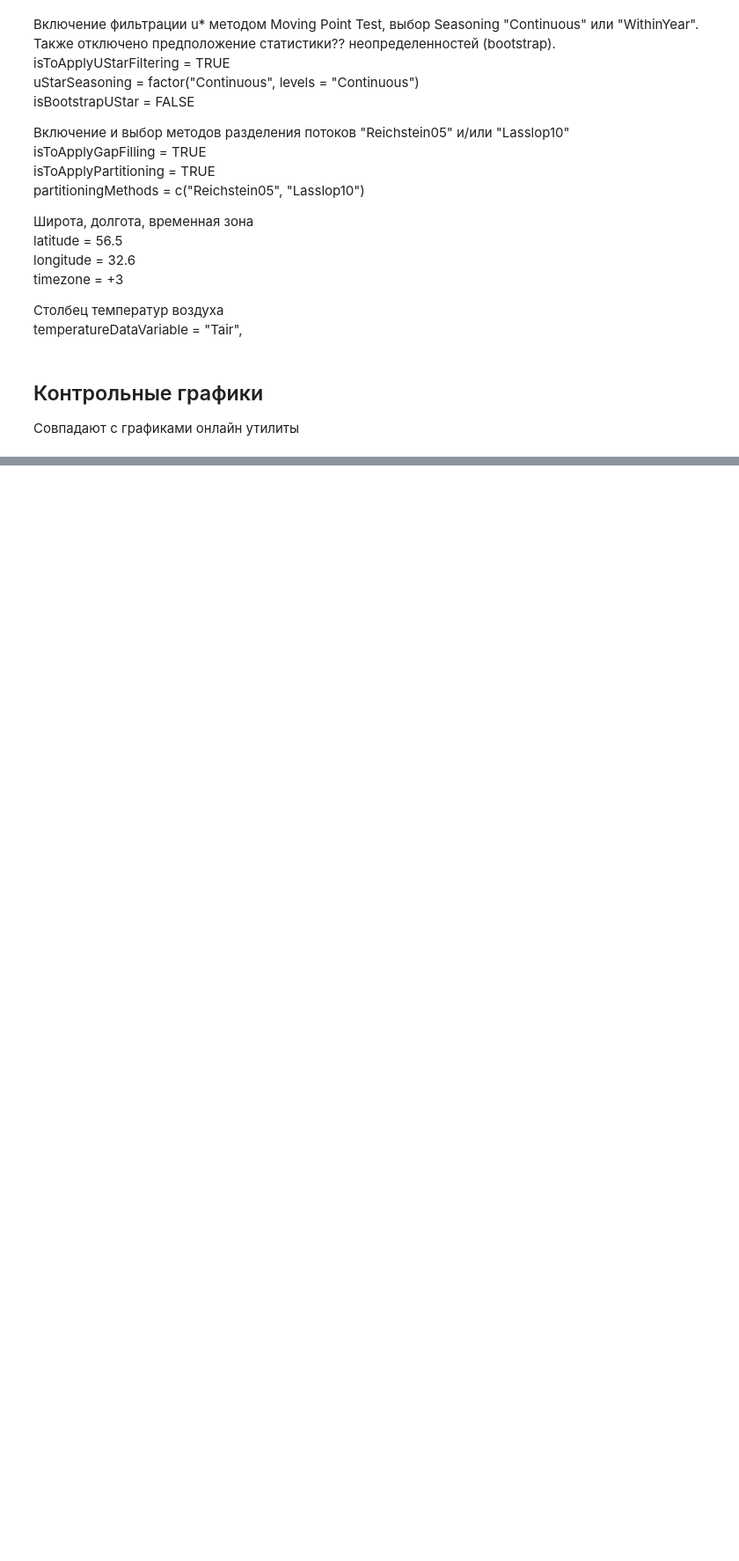
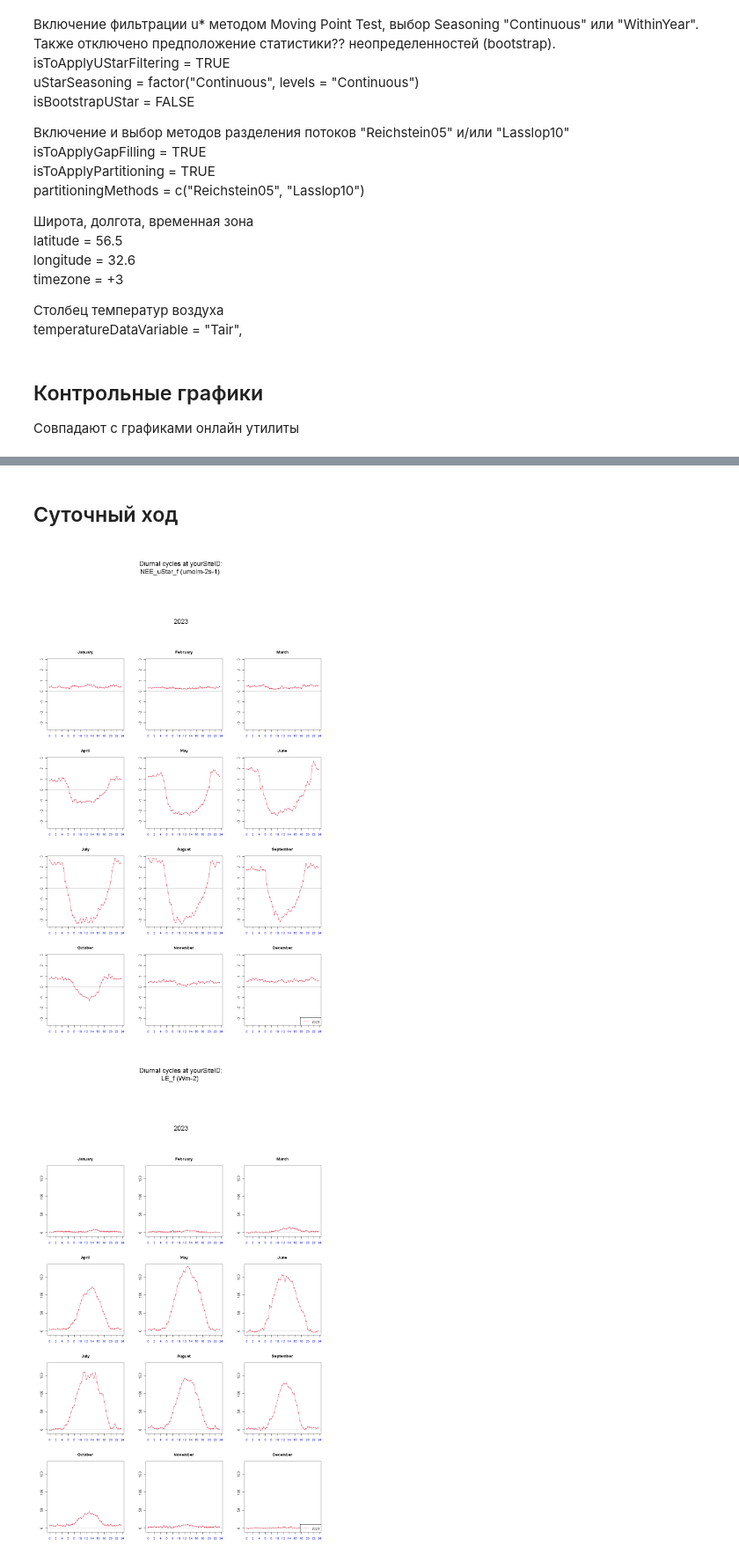
Before and after one commit to halt9k/fluxfilter-extended, a Jupyter notebook: FluxFilterExtended.ipynb, the cells around one changed output, grey strips where cells are left out. Shown at 88% size. Cells and saved outputs as stored; diff of their text form; code cells hidden in the pictures; blank space fills up the shorter version.

Commit message:
output draft works

```diff
--- a/FluxFilterExtended.ipynb
+++ b/FluxFilterExtended.ipynb
@@ -1697,16 +1697,11 @@ processEddyData(eddyProcConfiguration, dataFileName = INPUT_FILE, figureFormat =
 ## Контрольные графики
  Совпадают с графиками онлайн утилиты
 # %%
-from typing import List
+from IPython.core.display import Markdown, HTML
 from IPython.display import Image, display
 import glob
 
-# TODO extract to separate cyrillic file?
-OUTPUT_HEADERS = {"HEAT_MAPS": "Тепловые карты",
-                  "DIURNAL_CYCLES": "Суточный ход",
-                  "HALF_HOURLY_FLUXES": "30-минутные потоки"}
-
-# Full list of outputs (some images are skipped here):
+# Full list of outputs (not all are included in OUTPUT_HEADERS):
 # 'DC_H_f', 'DC_LE_f', 'DC_NEE_uStar_f', 'DC_Rg_f', 'DC_rH_f', 'DC_Tair_f', 'DC_VPD_f',
 # 'DSum_Rg_f', 'DSum_rH_f', 'DSum_Tair_f', 'DSum_VPD_f', 'DSumU_H_f', 'DSumU_LE_f', 'DSumU_NEE_uStar_f',
 # 'Flux_H', 'Flux_H_f', 'Flux_LE', 'Flux_LE_f', 'Flux_NEE', 'Flux_NEE_uStar_f', 'Flux_Rg',
@@ -1715,27 +1710,45 @@ OUTPUT_HEADERS = {"HEAT_MAPS": "Тепловые карты",
 # 'FP_NEE_uStar_f', 'FP_Reco_DT_uStar', 'FP_Reco_uStar',
 # 'FP_Rg', 'FP_Rg_f', 'FP_rH', 'FP_rH_f', 'FP_Tair', 'FP_Tair_f', 'FP_VPD', 'FP_VPD_f'
 
+# TODO extract to separate cyrillic file?
+OUTPUT_HEADERS = {"HEAT_MAPS": "Тепловые карты",
+                  "DIURNAL_CYCLES": "Суточный ход",
+                  "HALF_HOURLY_FLUXES": "30-минутные потоки"}
+# TODO HEAT_MAPS 'FP_NEE_uStar_f' or 'FP_NEE' ?
+OUTPUT_ORDER = [
+    "HEAT_MAPS", ['FP_NEE', 'FP_NEE_uStar_f', 'FP_LE', 'FP_H'],
+    "DIURNAL_CYCLES",
+    ['DC_NEE_uStar_f'],
+    ['DC_LE_f'],
+    ['DC_H_f'],
+    "HALF_HOURLY_FLUXES",
+    ['Flux_NEE_uStar_f', 'Flux_LE', 'Flux_H']
+]
 
-OUTPUT_ORDER = [
-    "DIURNAL_CYCLES", ['DC_NEE_uStar_f', 'DC_LE_f', 'DC_H_f'],
-    "HALF_HOURLY_FLUXES", ['Flux_NEE', 'Flux_LE', 'Flux_H']]
 # 'DSum_Rg_f', 'DSum_rH_f', 'DSum_Tair_f', 'DSum_VPD_f', 'DSumU_H_f', 'DSumU_LE_f', 'DSumU_NEE_uStar_f',
 # 'FP_GPP_DT_uStar', 'FP_GPP_uStar_f', 'FP_H', 'FP_H_f', 'FP_LE', 'FP_LE_f', 'FP_NEE', 'FP_NEE_uStar_f', 'FP_Reco_DT_uStar', 'FP_Reco_uStar',
 # 'FP_Rg', 'FP_Rg_f', 'FP_rH', 'FP_rH_f', 'FP_Tair', 'FP_Tair_f', 'FP_VPD', 'FP_VPD_f']
 
 all_images = glob.glob("output/REddyProc/*.png")
 def get_img_by_tag(tag):
-    img = [path for path in all_images if tag in path]
-    assert len(img) == 1
-    return img
+    name_ends_with = tag + '.'
+    img = [path for path in all_images if name_ends_with in path]
+    assert len(img) == 1, f"Ambiguous or missing tag: {tag}"
+    return img[0]
 
 
 for step in OUTPUT_ORDER:
-    if step in OUTPUT_HEADERS:
-        pass
-    elif type(step) is List:
-        for tag in step:
-            img_path = get_img_by_tag(tag)
-            display(Image(filename=img_path))
+    if type(step) is str:
+        title_text = OUTPUT_HEADERS[step]
+        display(Markdown("## " + title_text))
+    elif type(step) is list:
+        imgs = [Image(filename=get_img_by_tag(tag)) for tag in step]
+        if len(imgs) > 1:
+            html = ''.join(f'<img src="{img.filename}"  width="400" align="Center" />' for img in imgs)
+            p_html = f'<p float="left">{html}</p>'
+            display(HTML(p_html))
+        else:
+            display(imgs[0])
     else:
         raise Exception("Wrong OUTPUT_HEADERS contents")
+# %% [output]
@@ -1741,0 +1757,3 @@ for step in OUTPUT_ORDER:
+## Суточный ход
+[figure, added]
+[figure, added]
```
Also changed, not shown: parts of 1 cell of this notebook, 1 other file.
